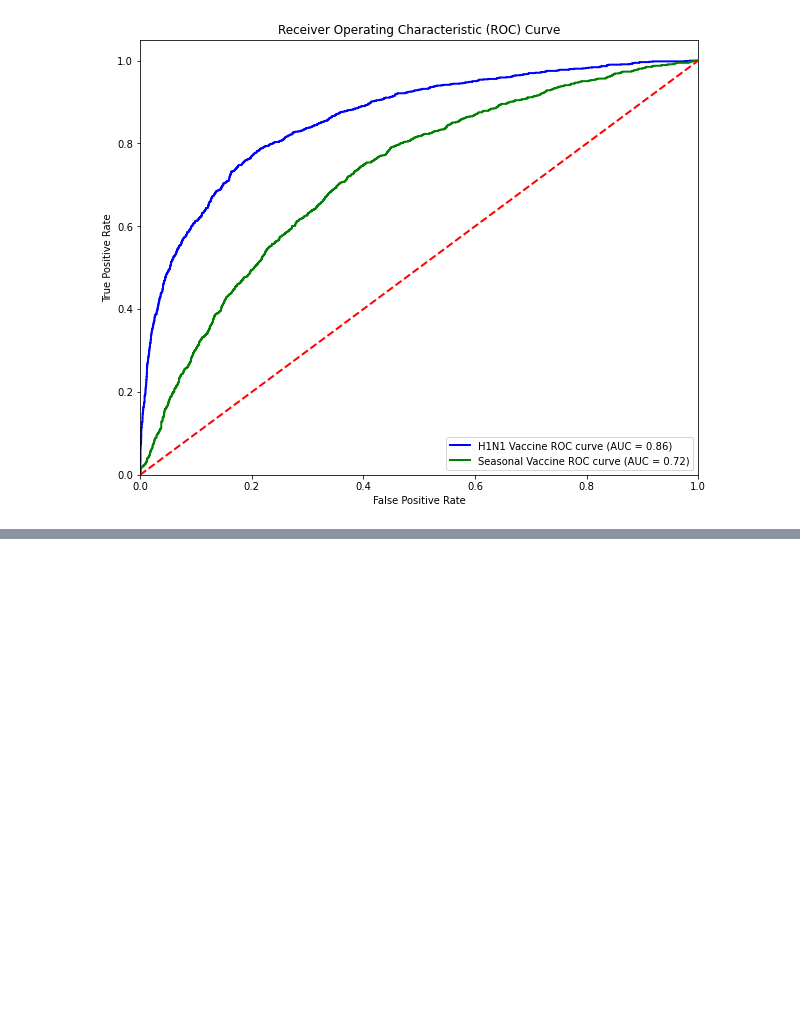
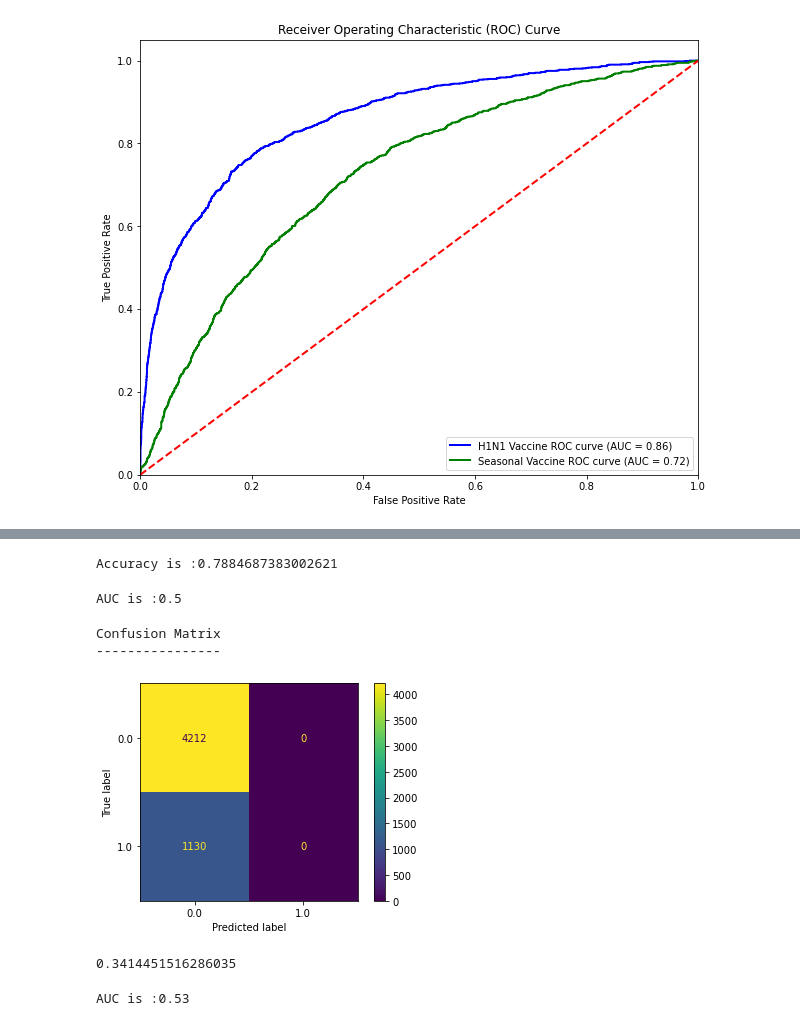
Before and after one commit to gshikanda/PHASE-3-PROJECT, a Jupyter notebook: H1N1 PROJECT.ipynb, the cells around one changed output, grey strips where cells are left out. Cells and saved outputs as stored; diff of their text form; code cells hidden in the pictures; blank space fills up the shorter version.

```diff
--- a/H1N1 PROJECT.ipynb
+++ b/H1N1 PROJECT.ipynb
@@ -939,0 +900,39 @@ dtype: int64
+# %%
+ypred_h1= dt_clf_h1n1.predict(x_test_scaled)
+
+# Calculate accuracy
+acc = accuracy_score(y_test,ypred_h1)
+print('Accuracy is :{0}'.format(acc))
+# %% [output]
+Accuracy is :0.7884687383002621
+# %%
+# Check the AUC for predictions
+false_positive_rate, true_positive_rate, thresholds = roc_curve(y_test,ypred_h1)
+roc_auc = roc_auc_score(y_test,ypred_h1)
+print('\nAUC is :{0}'.format(round(roc_auc, 2)))
+# %% [output]
+AUC is :0.5
+# %%
+# Create and print a confusion matrix
+
+ConfusionMatrixDisplay.from_predictions(y_test,ypred_h1)
+
+print('\nConfusion Matrix')
+print('----------------')
+# %% [output]
+Confusion Matrix
+----------------
+[figure, added]
+# %%
+#for seasonal
+acc_seasonal=accuracy_score(y_test,y_dt_seasonal_pred)
+acc_seasonal
+# %% [output]
+0.3414451516286035
+# %%
+# Check the AUC for predictions
+false_positive_rate, true_positive_rate, thresholds = roc_curve(y_test,y_dt_seasonal_pred)
+roc_auc = roc_auc_score(y_test,y_dt_seasonal_pred)
+print('\nAUC is :{0}'.format(round(roc_auc, 2)))
+# %% [output]
+AUC is :0.53
```
Also changed, not shown: parts of 28 cells of this notebook.
